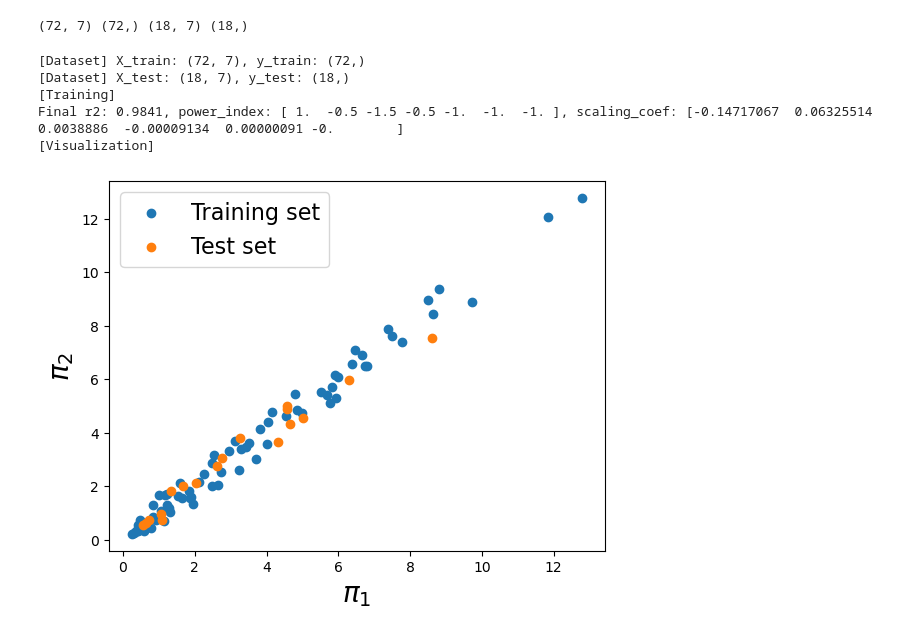
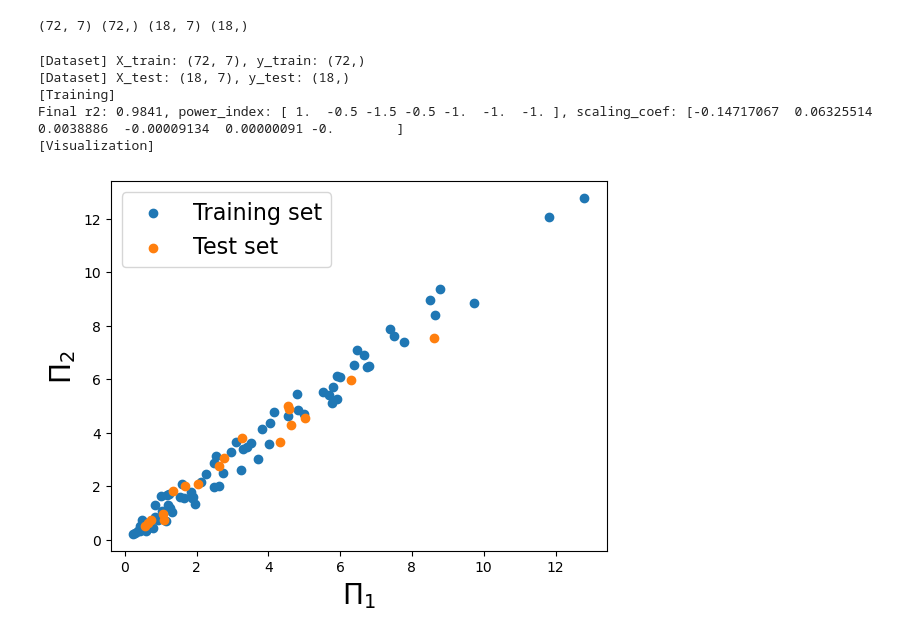
Before and after one commit to xiaoyuxie-vico/PyDimension-Book, a Jupyter notebook: _build/jupyter_execute/examples/pattern_search.ipynb, the cells around one changed output. Cells and saved outputs as stored; diff of their text form; code cells hidden in the pictures.

```diff
--- a/_build/jupyter_execute/examples/pattern_search.ipynb
+++ b/_build/jupyter_execute/examples/pattern_search.ipynb
@@ -287,33 +287,33 @@ def test_keyhole_example(method):
     data_loader = Dataset(dataset_path, input_list, output_list)
     X_train, y_train, X_test, y_test = data_loader.parser()
     print(f'[Dataset] X_train: {X_train.shape}, y_train: {y_train.shape}')
     print(f'[Dataset] X_test: {X_test.shape}, y_test: {y_test.shape}')
 
     ################################### training and testing ###########################
     print('[Training]')
     dimensionless_learning = DimensionlessLearning(X_train, y_train, scaling_mat)
     r2, power_index, scaling_coef = dimensionless_learning.fit(method=method)
     print(f'Final r2: {r2:.4f}, power_index: {power_index}, scaling_coef: {scaling_coef}')
     pred_train = dimensionless_learning.predict(X_train, power_index, scaling_coef, deg)
     pred_test = dimensionless_learning.predict(X_test, power_index, scaling_coef, deg)
 
     ################################### visualization ###################################
     print('[Visualization]')
     fig = plt.figure()
     plt.scatter(pred_train, y_train, label='Training set')
     plt.scatter(pred_test, y_test, label='Test set')
     plt.legend(fontsize=16)
-    plt.xlabel(r'$\pi_1$', fontsize=20)
-    plt.ylabel(r'$\pi_2$', fontsize=20)
+    plt.xlabel(r'$\Pi_1$', fontsize=20)
+    plt.ylabel(r'$\Pi_2$', fontsize=20)
     plt.show()
 
 
 method = 'pattern_search'
 test_keyhole_example(method)
 # %% [output]
 [Dataset] X_train: (72, 7), y_train: (72,)
 [Dataset] X_test: (18, 7), y_test: (18,)
 [Training]
 Final r2: 0.9841, power_index: [ 1.  -0.5 -1.5 -0.5 -1.  -1.  -1. ], scaling_coef: [-0.14717067  0.06325514  0.0038886  -0.00009134  0.00000091 -0.        ]
 [Visualization]
-[figure, old version]
+[figure, new version]
```
Also changed, not shown: 6 other files.
